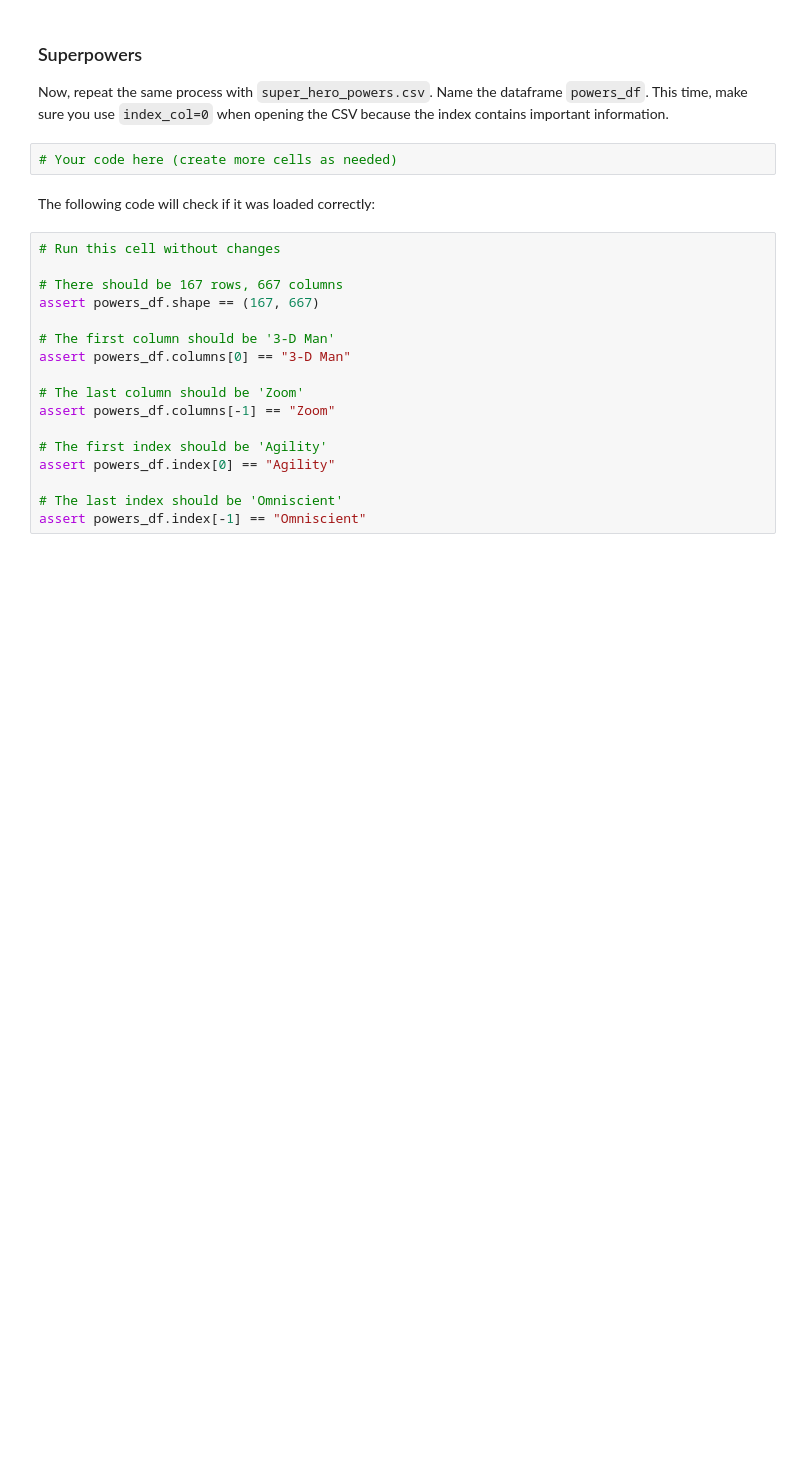
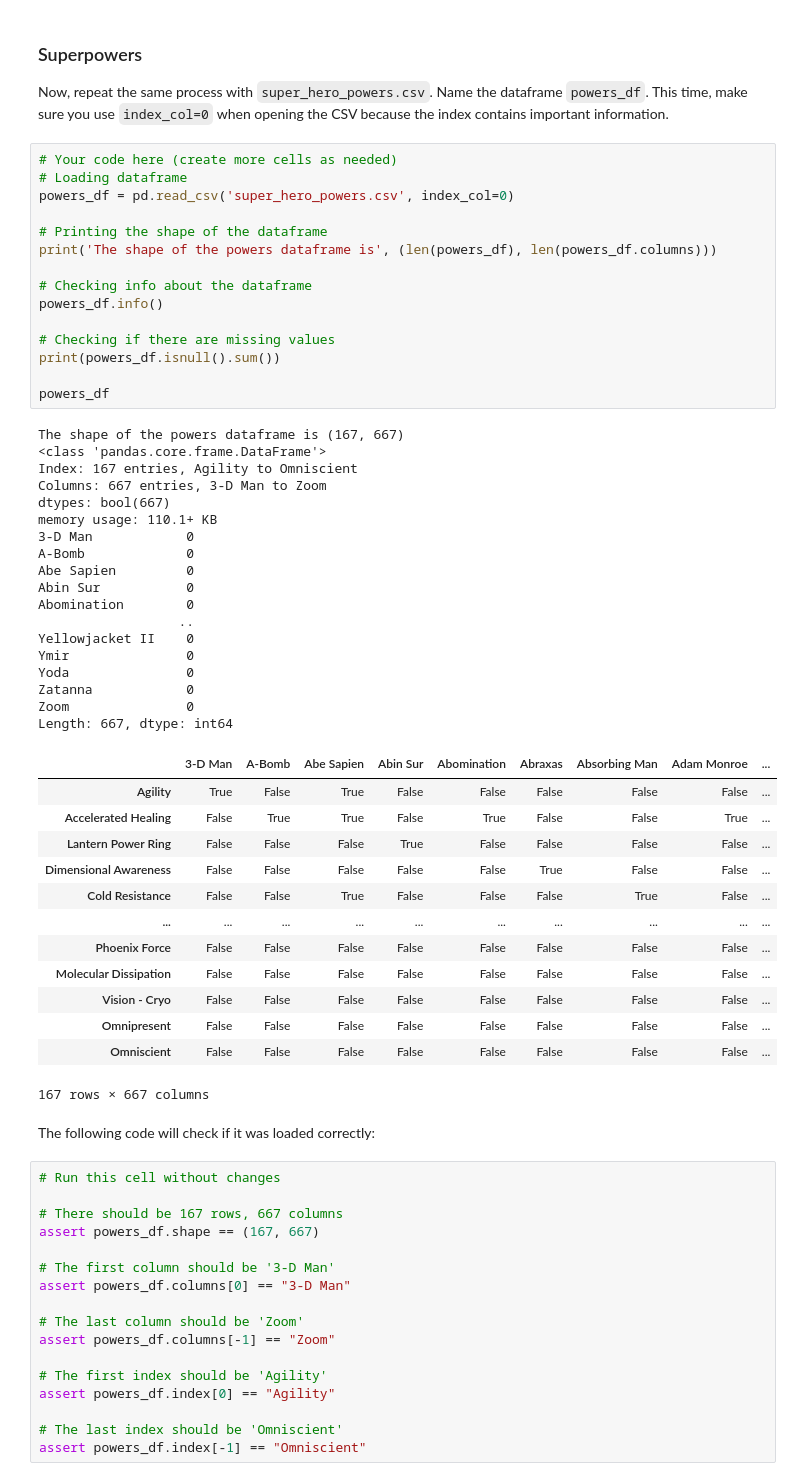
Before and after one commit to DennisWainaina/dsc-pandas-data-cleaning-lab, a Jupyter notebook: index.ipynb, the cells around one changed output. Cells and saved outputs as stored; diff of their text form; blank space fills up the shorter version.

```diff
--- a/index.ipynb
+++ b/index.ipynb
@@ -161,8 +224,53 @@ None
 ### Superpowers
 
 Now, repeat the same process with `super_hero_powers.csv`. Name the dataframe `powers_df`. This time, make sure you use `index_col=0` when opening the CSV because the index contains important information.
-# %%
-# Your code here (create more cells as needed)
+# %%
+# Your code here (create more cells as needed)
+# Loading dataframe
+powers_df = pd.read_csv('super_hero_powers.csv', index_col=0)
+
+# Printing the shape of the dataframe
+print('The shape of the powers dataframe is', (len(powers_df), len(powers_df.columns)))
+
+# Checking info about the dataframe
+powers_df.info()
+
+# Checking if there are missing values
+print(powers_df.isnull().sum())
+
+powers_df
+# %% [output]
+The shape of the powers dataframe is (167, 667)
+<class 'pandas.core.frame.DataFrame'>
+Index: 167 entries, Agility to Omniscient
+Columns: 667 entries, 3-D Man to Zoom
+dtypes: bool(667)
+memory usage: 110.1+ KB
+3-D Man            0
+A-Bomb             0
+Abe Sapien         0
+Abin Sur           0
+Abomination        0
+                  ..
+Yellowjacket II    0
+Ymir               0
+Yoda               0
+Zatanna            0
+Zoom               0
+Length: 667, dtype: int64
+|  | 3-D Man | A-Bomb | Abe Sapien | Abin Sur | Abomination | Abraxas | Absorbing Man | Adam Monroe | ... |
+| Agility | True | False | True | False | False | False | False | False | ... |
+| Accelerated Healing | False | True | True | False | True | False | False | True | ... |
+| Lantern Power Ring | False | False | False | True | False | False | False | False | ... |
+| Dimensional Awareness | False | False | False | False | False | True | False | False | ... |
+| Cold Resistance | False | False | True | False | False | False | True | False | ... |
+| ... | ... | ... | ... | ... | ... | ... | ... | ... | ... |
+| Phoenix Force | False | False | False | False | False | False | False | False | ... |
+| Molecular Dissipation | False | False | False | False | False | False | False | False | ... |
+| Vision - Cryo | False | False | False | False | False | False | False | False | ... |
+| Omnipresent | False | False | False | False | False | False | False | False | ... |
+| Omniscient | False | False | False | False | False | False | False | False | ... |
+167 rows × 667 columns
 # %% [markdown]
 The following code will check if it was loaded correctly:
 # %%
```
Also changed, not shown: parts of 28 cells of this notebook.
